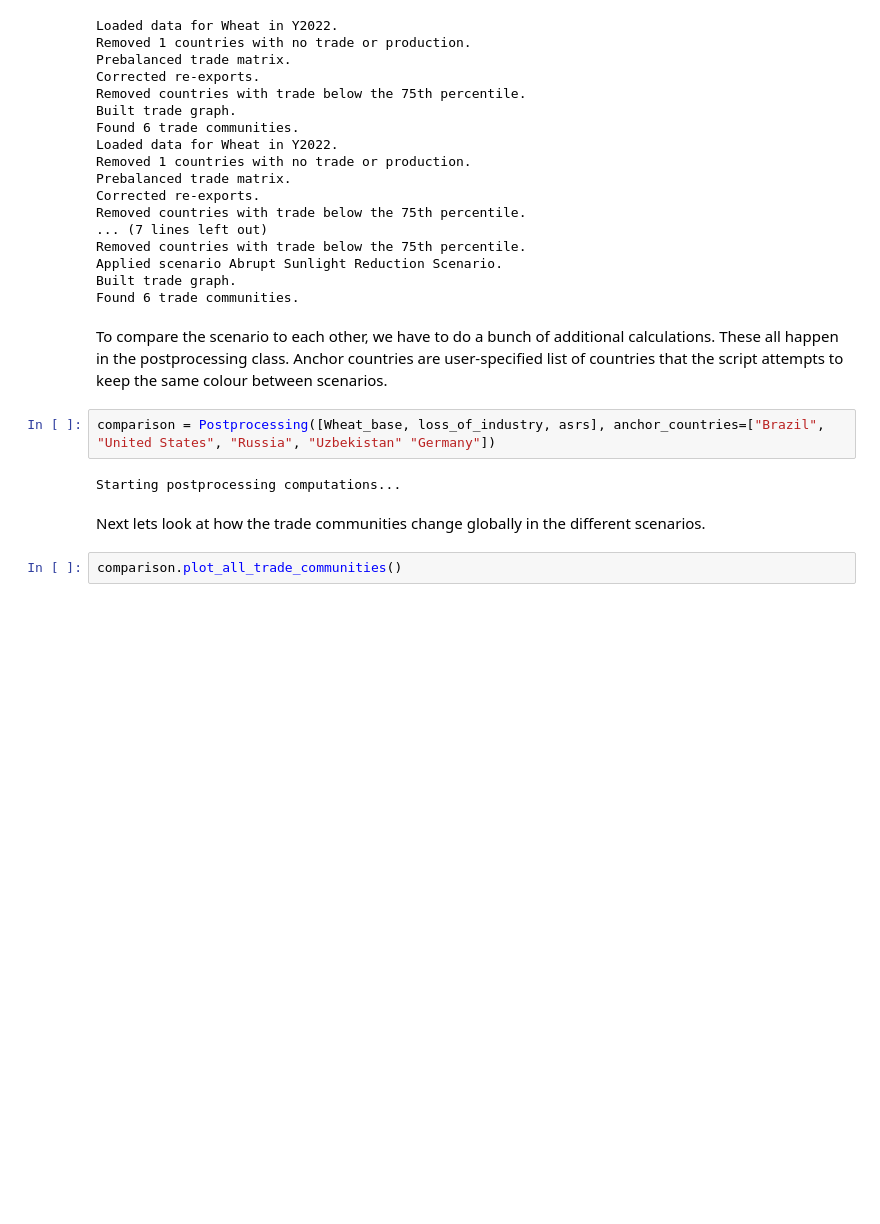
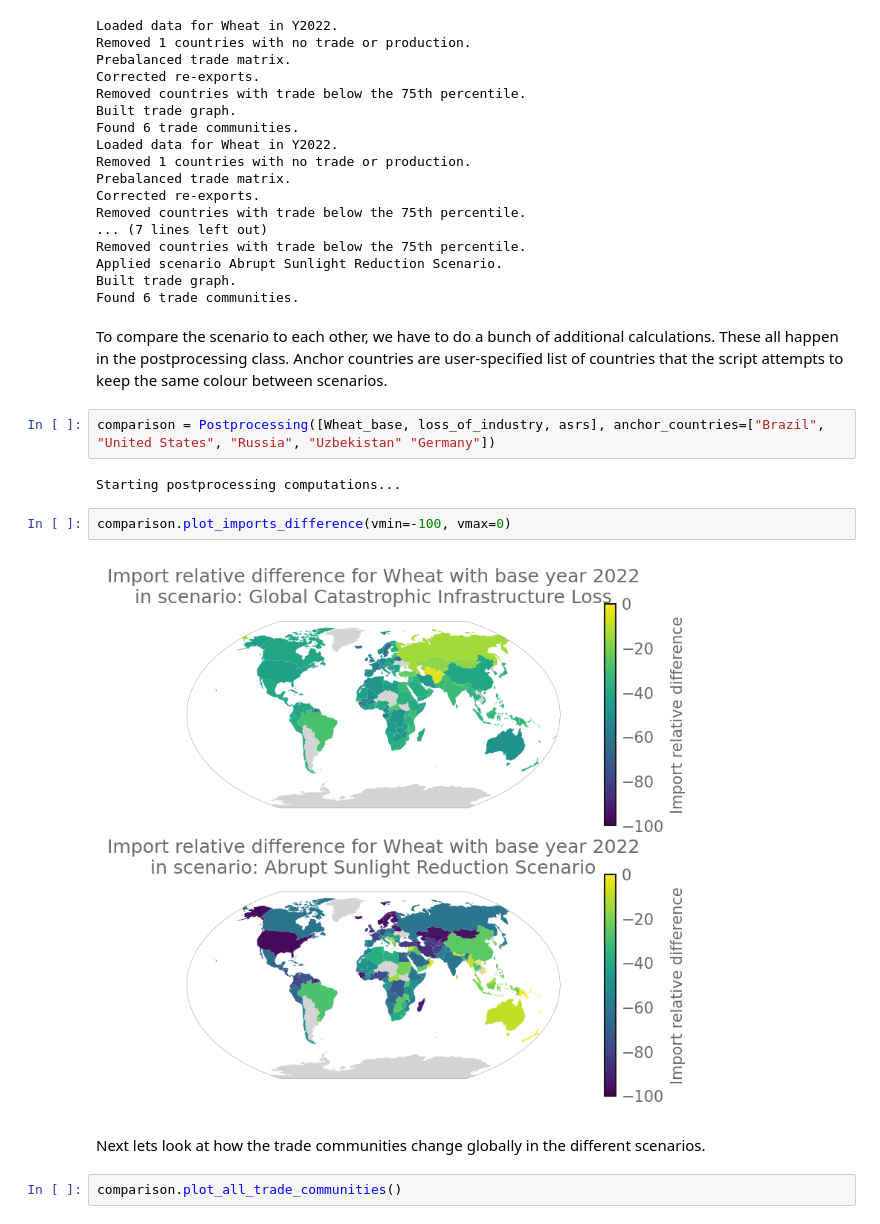
Before and after one commit to lukaszgajewski/pytradeshifts, a Jupyter notebook: scripts/Main Scenarios/Wheat_Trade_After_Catastrophe.ipynb, the cells around one changed output. Saved outputs shown, nothing was run; the diff lists cells and outputs as text; blank space fills up the shorter version.

Commit message:
Added relative import difference as metric and plot

```diff
--- a/scripts/Main Scenarios/Wheat_Trade_After_Catastrophe.ipynb
+++ b/scripts/Main Scenarios/Wheat_Trade_After_Catastrophe.ipynb
@@ -75,6 +75,10 @@ To compare the scenario to each other, we have to do a bunch of additional calcu
 comparison = Postprocessing([Wheat_base, loss_of_industry, asrs], anchor_countries=["Brazil", "United States", "Russia", "Uzbekistan" "Germany"])
 # %% [output]
 Starting postprocessing computations...
+# %%
+comparison.plot_imports_difference(vmin=-100, vmax=0)
+# %% [output]
+[figure, added]
 # %% [markdown]
 Next lets look at how the trade communities change globally in the different scenarios.
 # %%
```
Also changed, not shown: parts of 3 cells of this notebook, 2 other files.
